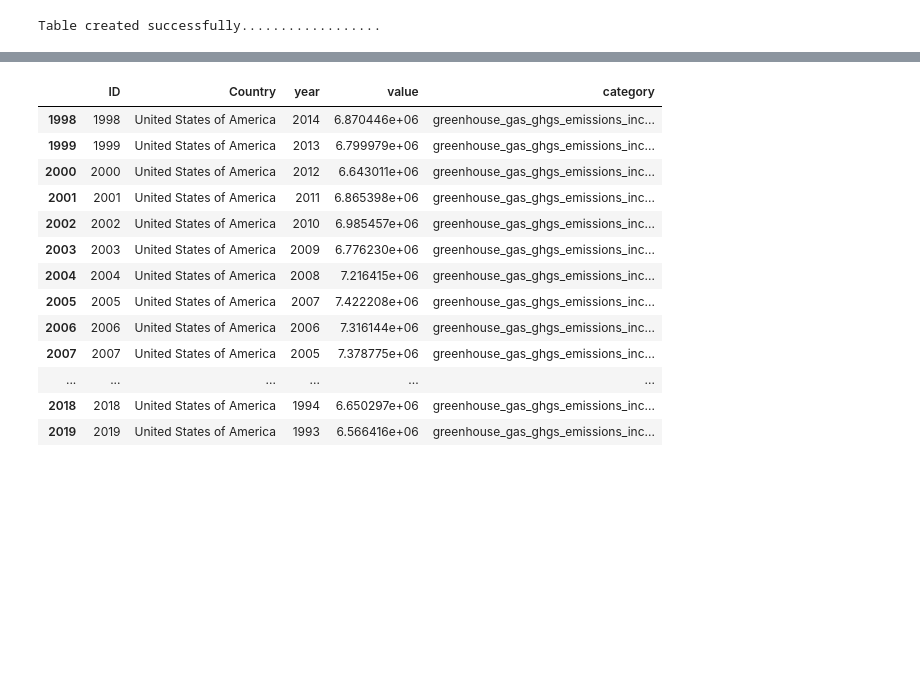
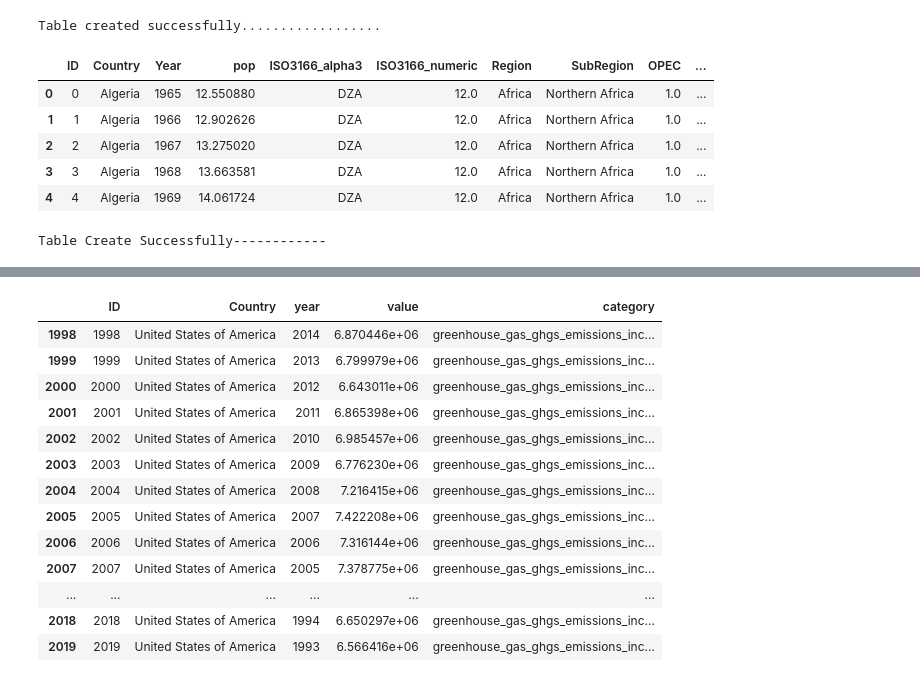
Before and after one commit to 0xyyyy/Climate_project, a Jupyter notebook: app.ipynb, the cells around one changed output, grey strips where cells are left out. Cells and saved outputs as stored; diff of their text form; code cells hidden in the pictures; blank space fills up the shorter version.

```diff
--- a/app.ipynb
+++ b/app.ipynb
@@ -6,0 +18,2 @@ import sqlite3
+# %%
+bp_df = bp_df.rename(columns={"Unnamed: 0" : "ID"})
@@ -42,3 +60,44 @@ conn.commit()
 conn.close()
 # %% [output]
 Table created successfully..................
+# %%
+bp_df.head(5)
+# %% [output]
+|  | ID | Country | Year | pop | ISO3166_alpha3 | ISO3166_numeric | Region | SubRegion | OPEC | ... |
+| 0 | 0 | Algeria | 1965 | 12.550880 | DZA | 12.0 | Africa | Northern Africa | 1.0 | ... |
+| 1 | 1 | Algeria | 1966 | 12.902626 | DZA | 12.0 | Africa | Northern Africa | 1.0 | ... |
+| 2 | 2 | Algeria | 1967 | 13.275020 | DZA | 12.0 | Africa | Northern Africa | 1.0 | ... |
+| 3 | 3 | Algeria | 1968 | 13.663581 | DZA | 12.0 | Africa | Northern Africa | 1.0 | ... |
+| 4 | 4 | Algeria | 1969 | 14.061724 | DZA | 12.0 | Africa | Northern Africa | 1.0 | ... |
+# %%
+conn = sqlite3.connect(db_file)
+
+cursor = conn.cursor()
+
+sql = '''CREATE TABLE bp(
+    ID INT PRIMARY KEY,
+    Country CHAR,
+    Year INT,
+    pop FLOAT,
+    ISO3166_alpha3 CHAR,
+    ISO3166_numeric INT,
+    Region CHAR,
+    SubRegion CHAR,
+    OPEC INT,
+    EU INT,
+    OECD INT,
+    CIS INT,
+    oilcons_ej INT,
+    oilcons_kbd INT,
+    oilcons_mt INT,
+    oilcons_mtoe INT
+)'''
+
+cursor.execute(sql)
+print("Table Create Successfully------------")
+
+conn.commit()
+
+conn.close()
+# %% [output]
+Table Create Successfully------------
```
Also changed, not shown: parts of 7 cells of this notebook, 2 other files.
